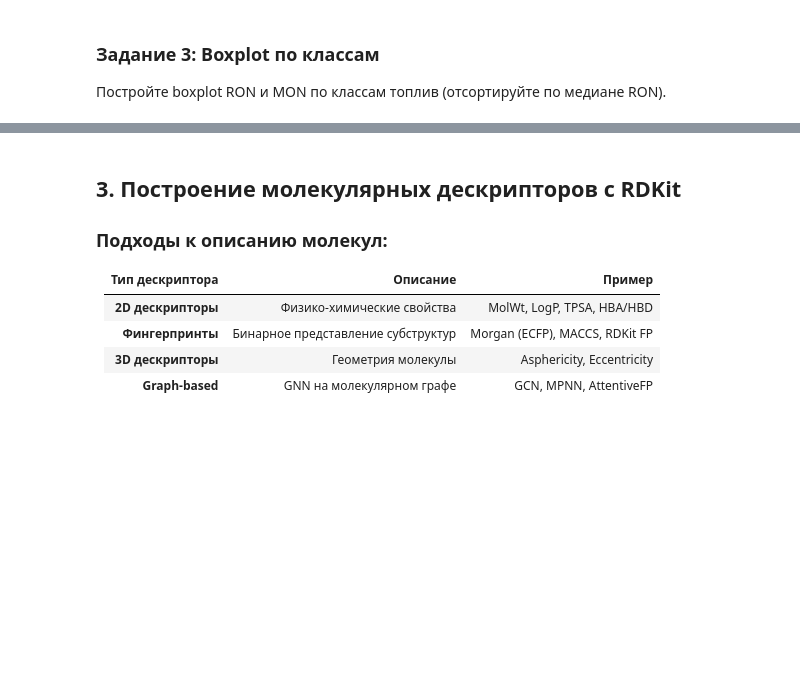
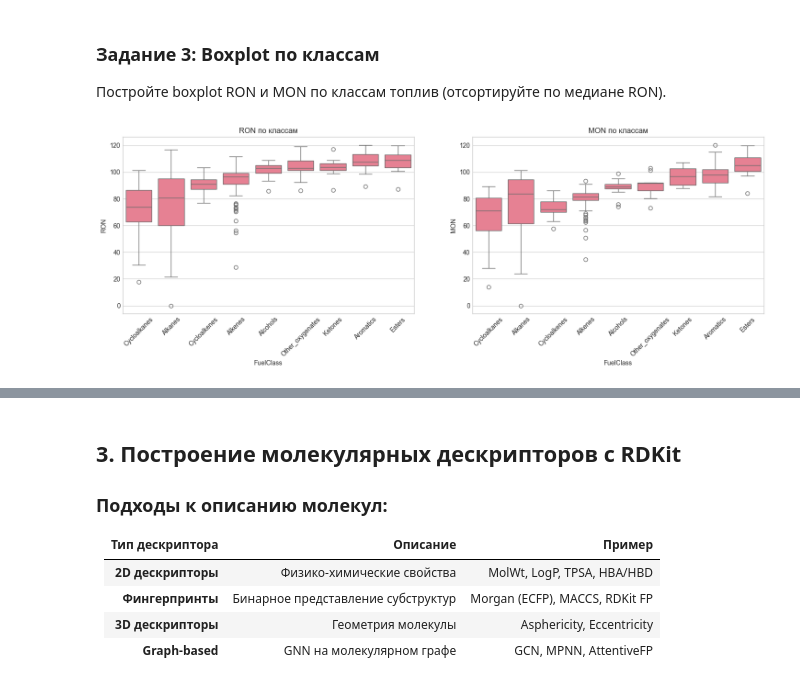
Before and after one commit to Ega2901/ChemML2026, a Jupyter notebook: materials/RON_MON/seminar.ipynb, the cells around one changed output, grey strips where cells are left out. Cells and saved outputs as stored; diff of their text form; code cells hidden in the pictures; blank space fills up the shorter version.

```diff
--- a/materials/RON_MON/seminar.ipynb
+++ b/materials/RON_MON/seminar.ipynb
@@ -75,3 +155,20 @@ print(f"\nПосле удаления пропусков: {len(df_clean)} сое
+# %%
+# YOUR CODE HERE
+fig, axes = plt.subplots(1,2,figsize=(18,5))
+
+order = df_clean.groupby("FuelClass")["RON"].median().sort_values().index
+
+sns.boxplot(data=df_clean, x="FuelClass", y="RON", order=order, ax=axes[0])
+axes[0].set_title("RON по классам")
+axes[0].tick_params(axis= "x", rotation=45)
+
+sns.boxplot(data=df_clean, x="FuelClass", y="MON", order=order, ax=axes[1])
+axes[1].set_title("MON по классам")
+axes[1].tick_params(axis= "x", rotation=45)
+
+plt.show()
+# %% [output]
+[figure, added]
 # %%
 # Визуализация молекул из разных классов
 samples = df_clean.groupby("FuelClass").first().reset_index()
```
Also changed, not shown: parts of 29 cells of this notebook.
